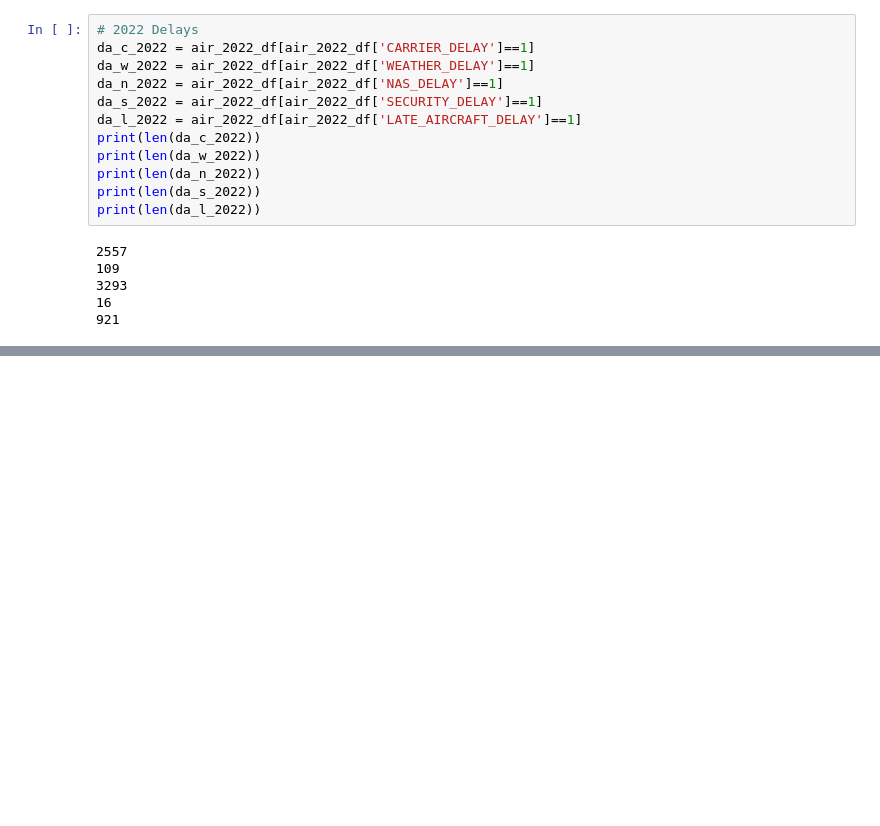
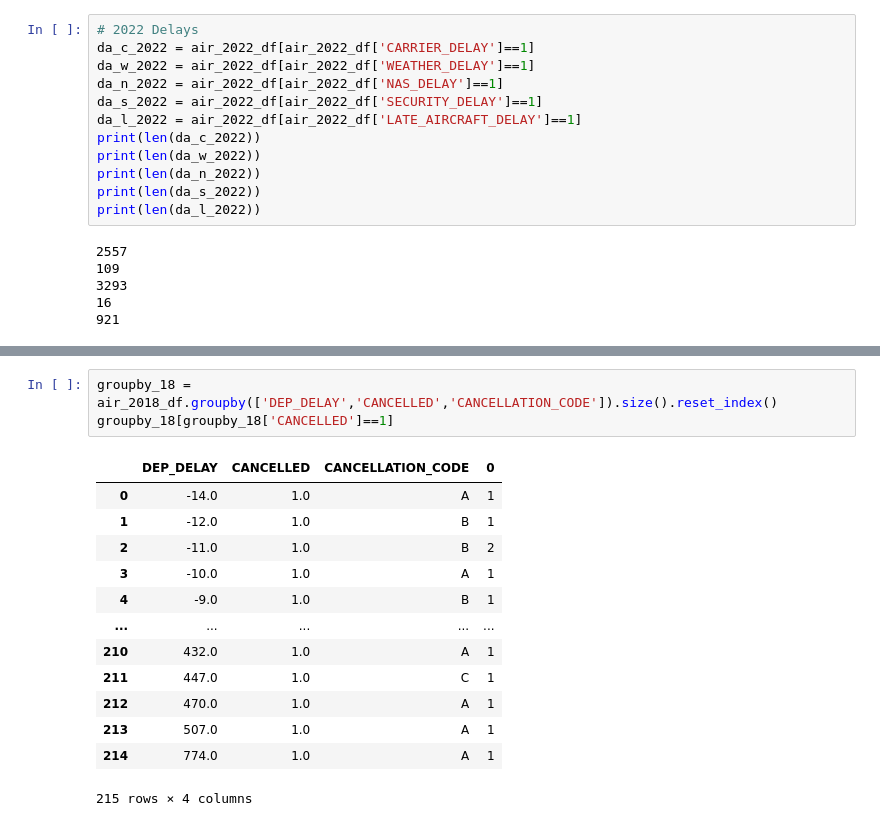
Before and after one commit to dyk00/2AMM20, a Jupyter notebook: [2AMM20] Aviation Data Exploration .ipynb, the cells around one changed output, grey strips where cells are left out. Saved outputs shown, nothing was run; the diff lists cells and outputs as text; blank space fills up the shorter version.

```diff
--- a/[2AMM20] Aviation Data Exploration .ipynb
+++ b/[2AMM20] Aviation Data Exploration .ipynb
@@ -206,0 +285,17 @@ print(len(da_l_2022))
+# %%
+groupby_18 = air_2018_df.groupby(['DEP_DELAY','CANCELLED','CANCELLATION_CODE']).size().reset_index()
+groupby_18[groupby_18['CANCELLED']==1]
+# %% [output]
+|  | DEP_DELAY | CANCELLED | CANCELLATION_CODE | 0 |
+| 0 | -14.0 | 1.0 | A | 1 |
+| 1 | -12.0 | 1.0 | B | 1 |
+| 2 | -11.0 | 1.0 | B | 2 |
+| 3 | -10.0 | 1.0 | A | 1 |
+| 4 | -9.0 | 1.0 | B | 1 |
+| ... | ... | ... | ... | ... |
+| 210 | 432.0 | 1.0 | A | 1 |
+| 211 | 447.0 | 1.0 | C | 1 |
+| 212 | 470.0 | 1.0 | A | 1 |
+| 213 | 507.0 | 1.0 | A | 1 |
+| 214 | 774.0 | 1.0 | A | 1 |
+215 rows × 4 columns
```
Also changed, not shown: parts of 13 cells of this notebook.
